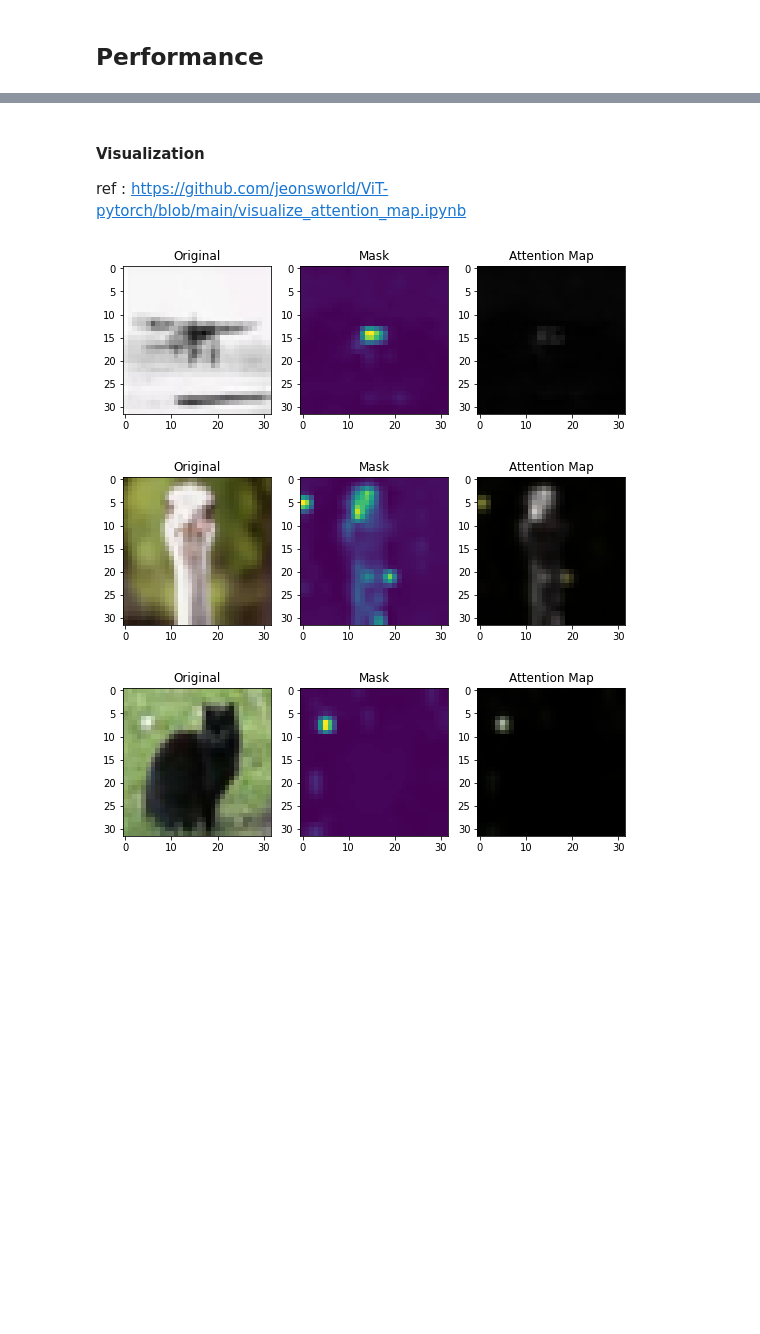
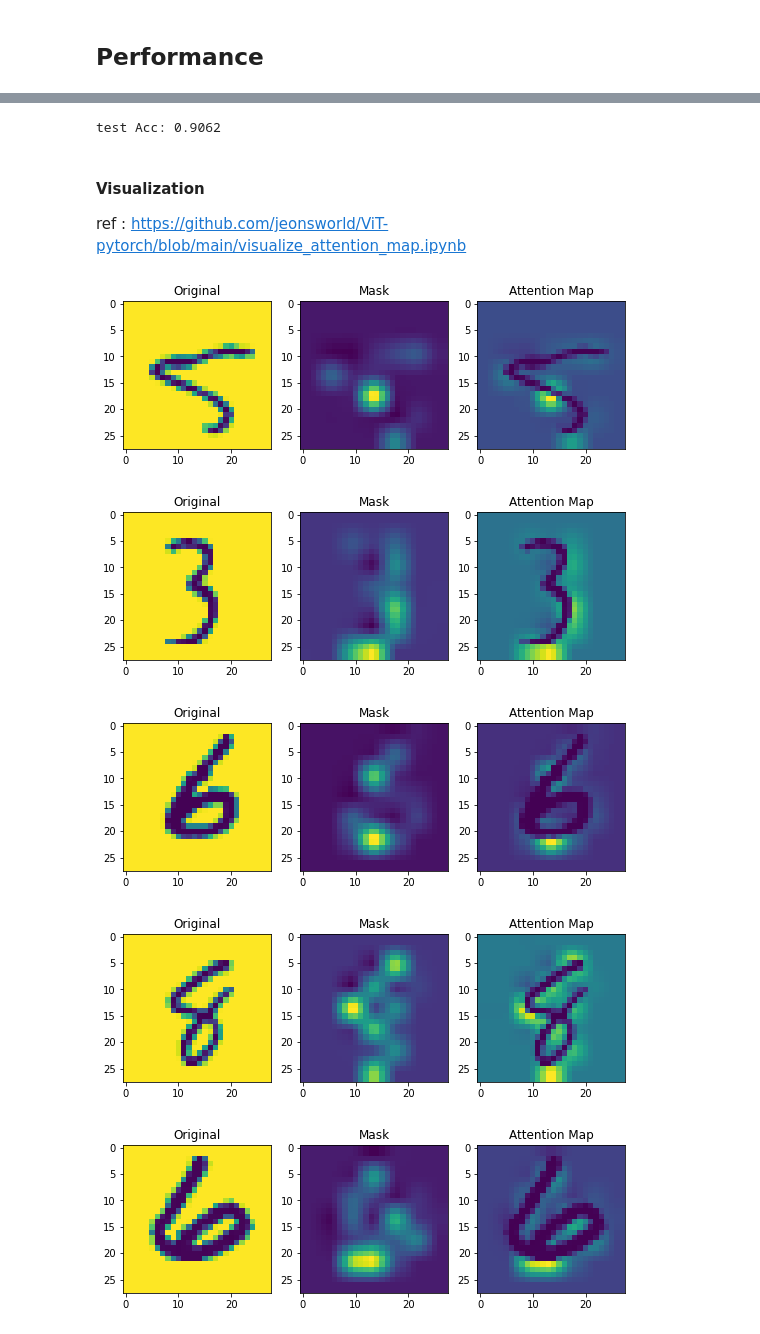
Before and after one commit to gimme1dollar/toy_vision_transformer, a Jupyter notebook: ViT.ipynb, the cells around one changed output, grey strips where cells are left out. Cells and saved outputs as stored; diff of their text form; code cells hidden in the pictures; blank space fills up the shorter version.

Commit message:
test on MNIST

```diff
--- a/ViT.ipynb
+++ b/ViT.ipynb
@@ -199,7 +174,7 @@ class mlp_block(nn.Module):
 ![encoder.PNG](embedded-picture-1)
 # %%
 class encoder_block(nn.Sequential):
-    def __init__(self, emb_dim:int = 16*16*3, num_heads:int = 3, forward_dim: int = 4, dropout_ratio:float = 0.2):
+    def __init__(self, emb_dim:int = 16*16*3, num_heads:int = 8, forward_dim: int = 4, dropout_ratio:float = 0.2):
         super().__init__()
 
         self.norm_1 = nn.LayerNorm(emb_dim)
@@ -221,6 +196,6 @@ class encoder_block(nn.Sequential):
 
         return x, attention
 
-feat, att = encoder_block()(emb)
+feat, att = encoder_block(4*4, 2, 4)(emb)
 feat.shape, att.shape
 # %% [output]
@@ -354,48 +320,68 @@ test Acc: 0.5000
+# %%
+model.eval()
+running_acc = 0.0
+
+for idx, (inputs, labels) in enumerate(dataloaders_test):
+  inputs = inputs.to(device)
+  labels = labels.to(device)
+
+  with torch.set_grad_enabled(False):
+    outputs, _ = model(inputs)
+    _, preds = torch.max(outputs, 1)
+
+    # statistics
+    running_acc += torch.sum(preds == labels.data)
+running_acc /= (idx+1) * batch_size
+print('{} Acc: {:.4f}\n'.format('test', running_acc))
+# %% [output]
+test Acc: 0.9062
 # %% [markdown]
 #### Visualization
 
 ref : https://github.com/jeonsworld/ViT-pytorch/blob/main/visualize_attention_map.ipynb
 # %%
-idxs = np.random.choice(range(len(cifar10_test.data)), 3, False)
+idxs = np.random.choice(range(len(dataset_test.data)), 5, False)
 for idx in idxs:
-  # load image
-  img = cifar10_test.data[idx]
-  img = transform(img)
-  img = img.unsqueeze(0).to(device)
+  img = dataset_test.data[idx]
+  img = 255 - img
 
-  # average attention with respect to head
-  _, attentions = model(img)
+  _, attentions = model(img.unsqueeze(0).unsqueeze(1).to(device, torch.float))
+
+  # Average the attention weights across all heads.
   att_mat = torch.stack(attentions).squeeze(1)
   att_mat = att_mat.cpu().detach()
   att_mat = reduce(att_mat, 'b h len1 len2 -> b len1 len2', 'mean')
 
   residual_att = torch.eye(att_mat.size(1))
   aug_att_mat = att_mat + residual_att
   aug_att_mat = aug_att_mat / aug_att_mat.sum(dim=-1).unsqueeze(-1)
 
-  # recursively multiply the weight matrices
+  # Recursively multiply the weight matrices
   joint_attentions = torch.zeros(aug_att_mat.size())
   joint_attentions[0] = aug_att_mat[0]
 
   for n in range(1, aug_att_mat.size(0)):
       joint_attentions[n] = torch.matmul(aug_att_mat[n], joint_attentions[n-1])
 
-  # attention from the output token to the input space.
+  # Attention from the output token to the input space.
   v = joint_attentions[-1]
   grid_size = int(np.sqrt(aug_att_mat.size(-1)))
   mask = v[0, 1:].reshape(grid_size, grid_size).detach().numpy()
-  mask = cv2.resize(mask / mask.max(), (cifar10_test.data[idx].shape[1], cifar10_test.data[idx].shape[0]))[..., np.newaxis]
-  result = (mask * cifar10_test.data[idx]).astype("uint8")
+  mask = cv2.resize(mask / mask.max(), (img.shape[1], img.shape[0]))[..., np.newaxis]
+  mask = mask.squeeze()
+  result = (mask * img.numpy()).astype("uint8")
 
   # plotting
   fig, (ax1, ax2, ax3) = plt.subplots(ncols=3, figsize=(9, 3))
   ax1.set_title('Original')
   ax2.set_title('Mask')
   ax3.set_title('Attention Map')
-  _ = ax1.imshow(cifar10_test.data[idx])
-  _ = ax2.imshow(mask.squeeze())
+  _ = ax1.imshow(img)
+  _ = ax2.imshow(mask)
   _ = ax3.imshow(result)
 # %% [output]
-[figure, old version]
+[figure, new version]
-[figure, old version]
+[figure, new version]
-[figure, old version]
+[figure, new version]
+[figure, added]
+[figure, added]
```
Also changed, not shown: parts of 10 cells of this notebook.
